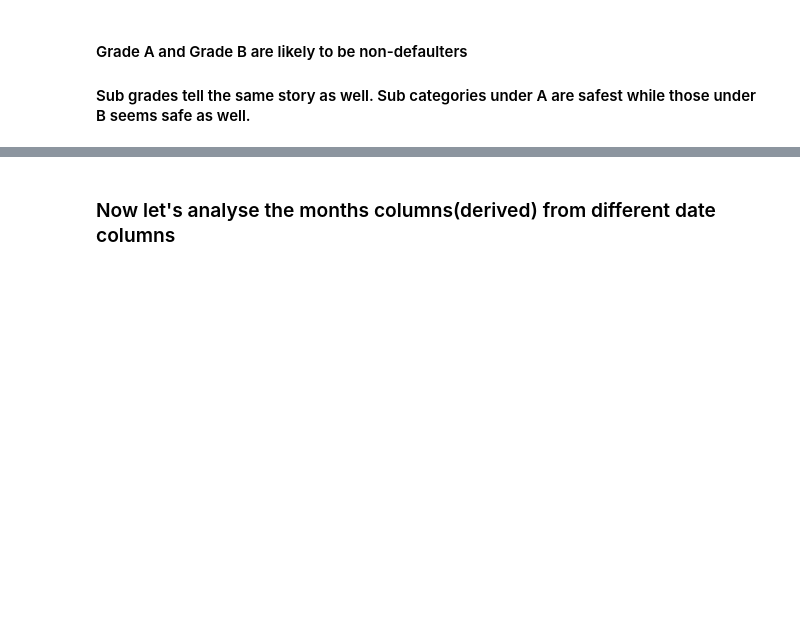
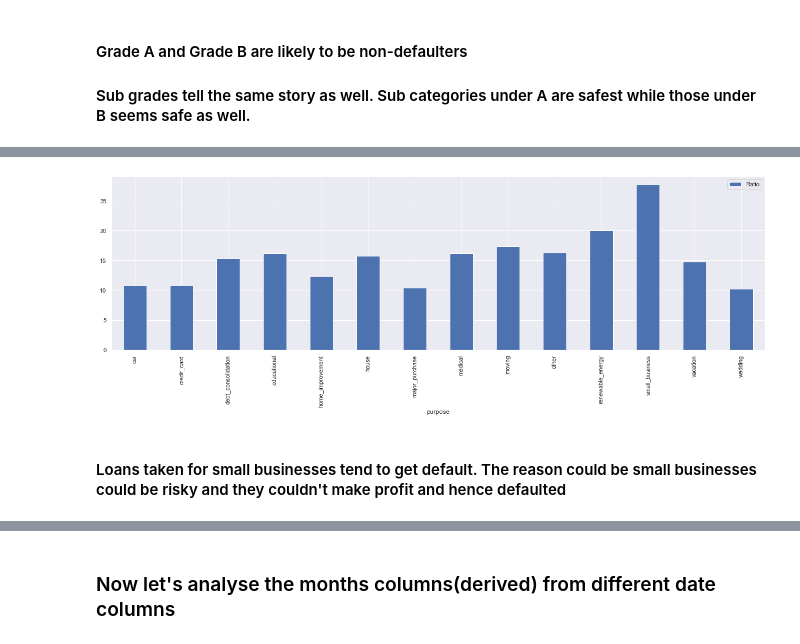
Before and after one commit to IamVib/LengingClubCaseStudy, a Jupyter notebook: Group_Facilitator_Vibhor.ipynb, the cells around one changed output, grey strips where cells are left out. Saved outputs shown, nothing was run; the diff lists cells and outputs as text; code cells hidden in the pictures; blank space fills up the shorter version.

```diff
--- a/Group_Facilitator_Vibhor.ipynb
+++ b/Group_Facilitator_Vibhor.ipynb
@@ -781,10 +774,0 @@ df["helper"] = 1 # A helper column to help us measure aggregate for pivot tables
-# %%
-sns.set(rc={'figure.figsize':(22,12)})
-pvtPurpose = df.pivot_table(index="purpose",columns="loan_status_catg",values="helper", aggfunc = lambda x: x.sum())
-pvtPurpose = pvtPurpose[(pvtPurpose["Default"].notnull()) & (pvtPurpose["Non Default"].notnull())]
-def cal_ratio(x):
-    return (x["Default"]/(x["Default"]+x["Non Default"]))*100
-pvtPurpose["Ratio"] = pvtPurpose.apply(cal_ratio,axis=1)
-pvtPurpose.plot(kind="bar",y="Ratio")
-
-plt.show()
@@ -880,0 +785,14 @@ plt.show()
+# %%
+sns.set(rc={'figure.figsize':(22,6)})
+pvtPurpose = df.pivot_table(index="purpose",columns="loan_status_catg",values="helper", aggfunc = lambda x: x.sum())
+pvtPurpose = pvtPurpose[(pvtPurpose["Default"].notnull()) & (pvtPurpose["Non Default"].notnull())]
+def cal_ratio(x):
+    return (x["Default"]/(x["Default"]+x["Non Default"]))*100
+pvtPurpose["Ratio"] = pvtPurpose.apply(cal_ratio,axis=1)
+pvtPurpose.plot(kind="bar",y="Ratio")
+
+plt.show()
+# %% [output]
+[figure, added]
+# %% [markdown]
+#### Loans taken for small businesses tend to get default. The reason could be small businesses could be risky and they couldn't make profit and hence defaulted
```
Also changed, not shown: parts of 120 cells of this notebook, 1 other file.
